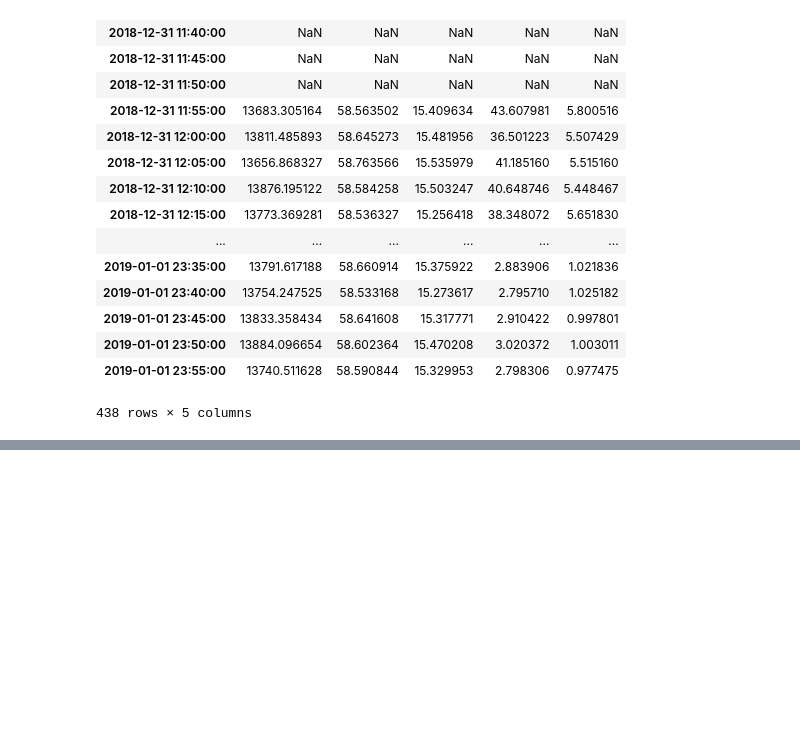
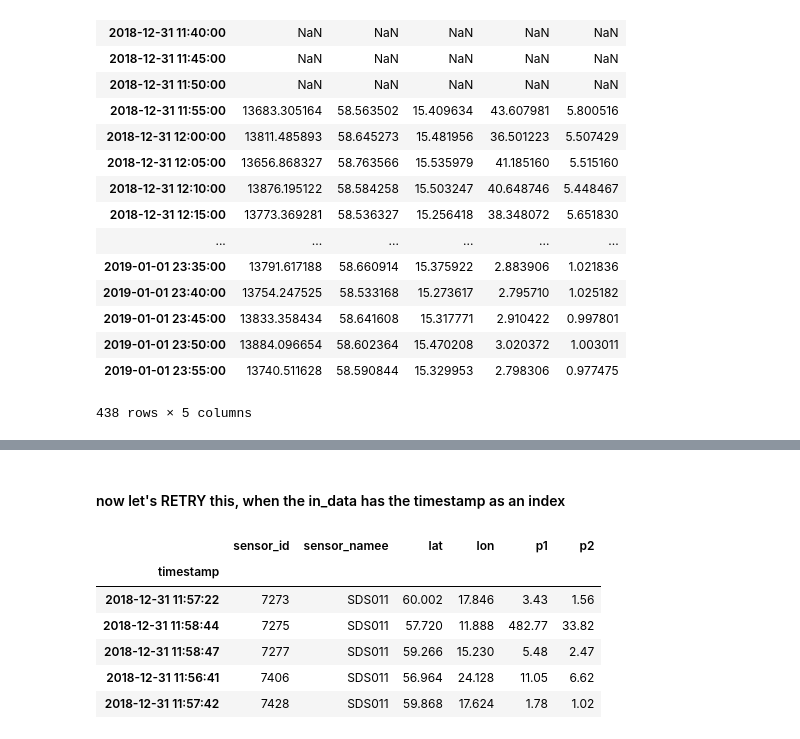
Before and after one commit to miskaknapek/dustmin_to_csv__various_code, a Jupyter notebook: luftdaten_dust_min_to_tabular_data__SCRATCHPAD_02-Copy1.ipynb, the cells around one changed output, grey strips where cells are left out. Drawn from its saved outputs; the diff is of its cells as text; code cells hidden in the pictures; blank space fills up the shorter version.

```diff
--- a/luftdaten_dust_min_to_tabular_data__SCRATCHPAD_02-Copy1.ipynb
+++ b/luftdaten_dust_min_to_tabular_data__SCRATCHPAD_02-Copy1.ipynb
@@ -666,0 +644,7 @@ in_data__resampled
+# %%
+in_data__reloaded = pd.read_csv( curr_url )
+# %%
+# make sure the timestamps are timestamps
+in_data__reloaded['timestamp'] = pd.to_datetime( in_data__reloaded['timestamp'] )
+# %%
+in_data__reloaded = in_data__reloaded.sort_index()
@@ -666,0 +695,14 @@ in_data__resampled
+# %% [markdown]
+#### now let's RETRY this, when the in_data has the timestamp as an index
+# %%
+in_data_w_time_index = in_data__reloaded.set_index( 'timestamp' )
+in_data_w_time_index.sort_index()
+in_data_w_time_index.head()
+# %% [output]
+|  | sensor_id | sensor_namee | lat | lon | p1 | p2 |
+| timestamp |  |  |  |  |  |  |
+| 2018-12-31 11:57:22 | 7273 | SDS011 | 60.002 | 17.846 | 3.43 | 1.56 |
+| 2018-12-31 11:58:44 | 7275 | SDS011 | 57.720 | 11.888 | 482.77 | 33.82 |
+| 2018-12-31 11:58:47 | 7277 | SDS011 | 59.266 | 15.230 | 5.48 | 2.47 |
+| 2018-12-31 11:56:41 | 7406 | SDS011 | 56.964 | 24.128 | 11.05 | 6.62 |
+| 2018-12-31 11:57:42 | 7428 | SDS011 | 59.868 | 17.624 | 1.78 | 1.02 |
```
Also changed, not shown: parts of 19 cells of this notebook.
